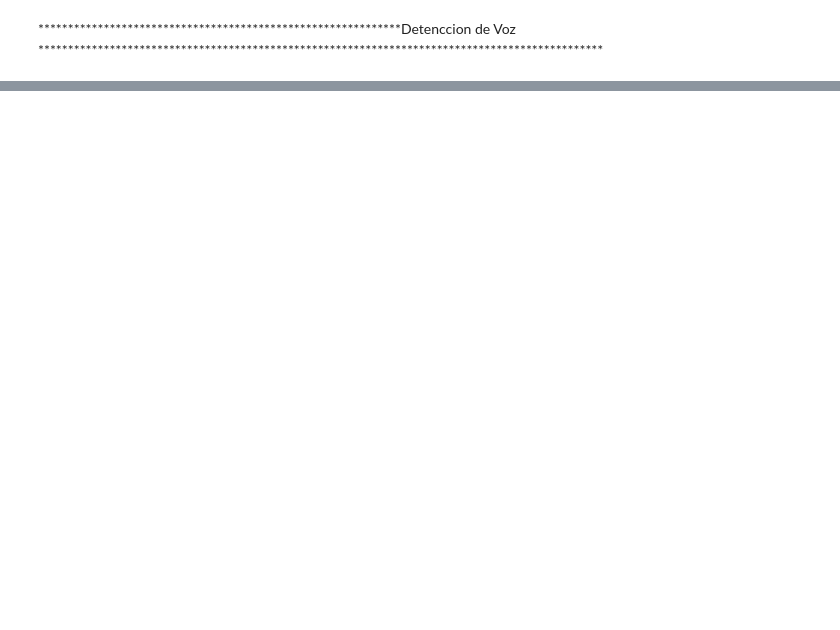
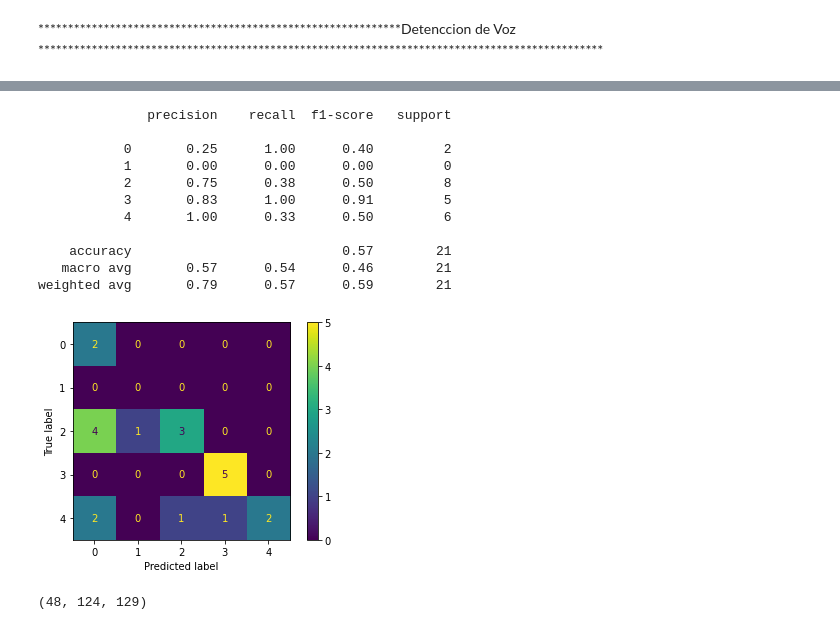
Before and after one commit to AndresPk05/Plantillas-ds, a Jupyter notebook: notebooks/Taller 1 Procesamiento de datos secuenciales V2.ipynb, the cells around one changed output, grey strips where cells are left out. Cells and saved outputs as stored; diff of their text form; code cells hidden in the pictures; blank space fills up the shorter version.

```diff
--- a/notebooks/Taller 1 Procesamiento de datos secuenciales V2.ipynb
+++ b/notebooks/Taller 1 Procesamiento de datos secuenciales V2.ipynb
@@ -407,0 +524,5 @@ weighted avg       0.89      0.79      0.79        19
+# %%
+X_train,X_test, y_train,y_test = train_test_split(X,Y,test_size=0.3,random_state=0)
+# %%
+Xtrain_tensor=tf.expand_dims(X_train, axis=3)
+X_test_tensor=tf.expand_dims(X_test, axis=3)
@@ -407,0 +533,16 @@ weighted avg       0.89      0.79      0.79        19
+# %%
+# Se crea el modelo secuencial en Keras con capas convolucionales 2D
+# y una capa clasificador densa tipo softmax
+modelo = keras.models.Sequential()
+modelo.add(keras.layers.InputLayer(shape=(Xtrain_tensor.shape[1:])))
+modelo.add(keras.layers.Conv2D(8, 3, activation="relu",padding="same"))
+modelo.add(keras.layers.Conv2D(16, 3, activation="relu",padding="same"))
+modelo.add(keras.layers.Conv2D(32, 3, activation="relu",padding="same"))
+modelo.add(keras.layers.Conv2D(64, 3, activation="relu",padding="same"))
+modelo.add(keras.layers.MaxPooling2D(pool_size=2,strides=2, padding='same'))
+modelo.add(keras.layers.Flatten())
+modelo.add(keras.layers.Dense(y_train.shape[1], activation = 'softmax'))
+# Se muestra el resumen de la arquitectura del modelo
+modelo.summary()
+# Se muestra un esquema del modelo
+keras.utils.plot_model(modelo, to_file='model_plot3.png', show_shapes=True, show_layer_names=True)
@@ -407,0 +572,4 @@ weighted avg       0.89      0.79      0.79        19
+# %%
+# Se compila el modelo y entrena el modelo
+modelo.compile(loss='categorical_crossentropy', optimizer='adam', metrics=['accuracy'])
+historia = modelo.fit(Xtrain_tensor,y_train, epochs=10,batch_size=None)
@@ -407,0 +604,13 @@ weighted avg       0.89      0.79      0.79        19
+# %%
+# Obtener las predicciones de clase
+y_pred_rf = modelo.predict(X_test_tensor)
+y_predreport=np.argmax(y_pred_rf, axis=1)
+y_tes=np.argmax(y_test, axis=1)
+print(classification_report(y_tes, y_predreport))
+
+# Se obtiene la matriz de confusión
+cm = confusion_matrix(y_tes, y_predreport)
+disp = ConfusionMatrixDisplay(confusion_matrix=cm)
+disp.plot()
+pyplot.show()
+# %% [output]
@@ -407,0 +619,16 @@ weighted avg       0.89      0.79      0.79        19
+              precision    recall  f1-score   support
+
+           0       0.25      1.00      0.40         2
+           1       0.00      0.00      0.00         0
+           2       0.75      0.38      0.50         8
+           3       0.83      1.00      0.91         5
+           4       1.00      0.33      0.50         6
+
+    accuracy                           0.57        21
+   macro avg       0.57      0.54      0.46        21
+weighted avg       0.79      0.57      0.59        21
+[figure, added]
+# %%
+print(X_train.shape)
+# %% [output]
+(48, 124, 129)
```
Also changed, not shown: parts of 32 cells of this notebook.
